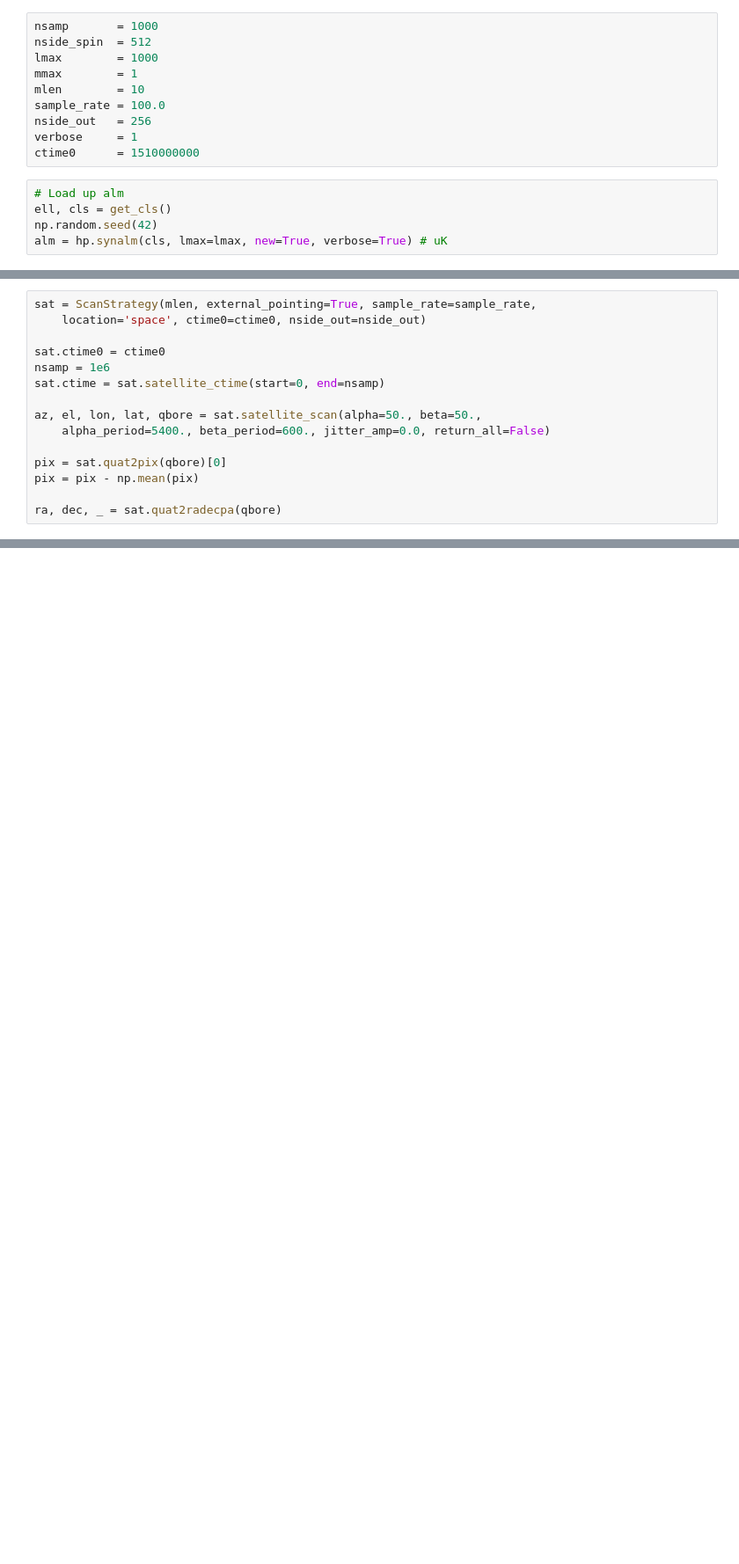
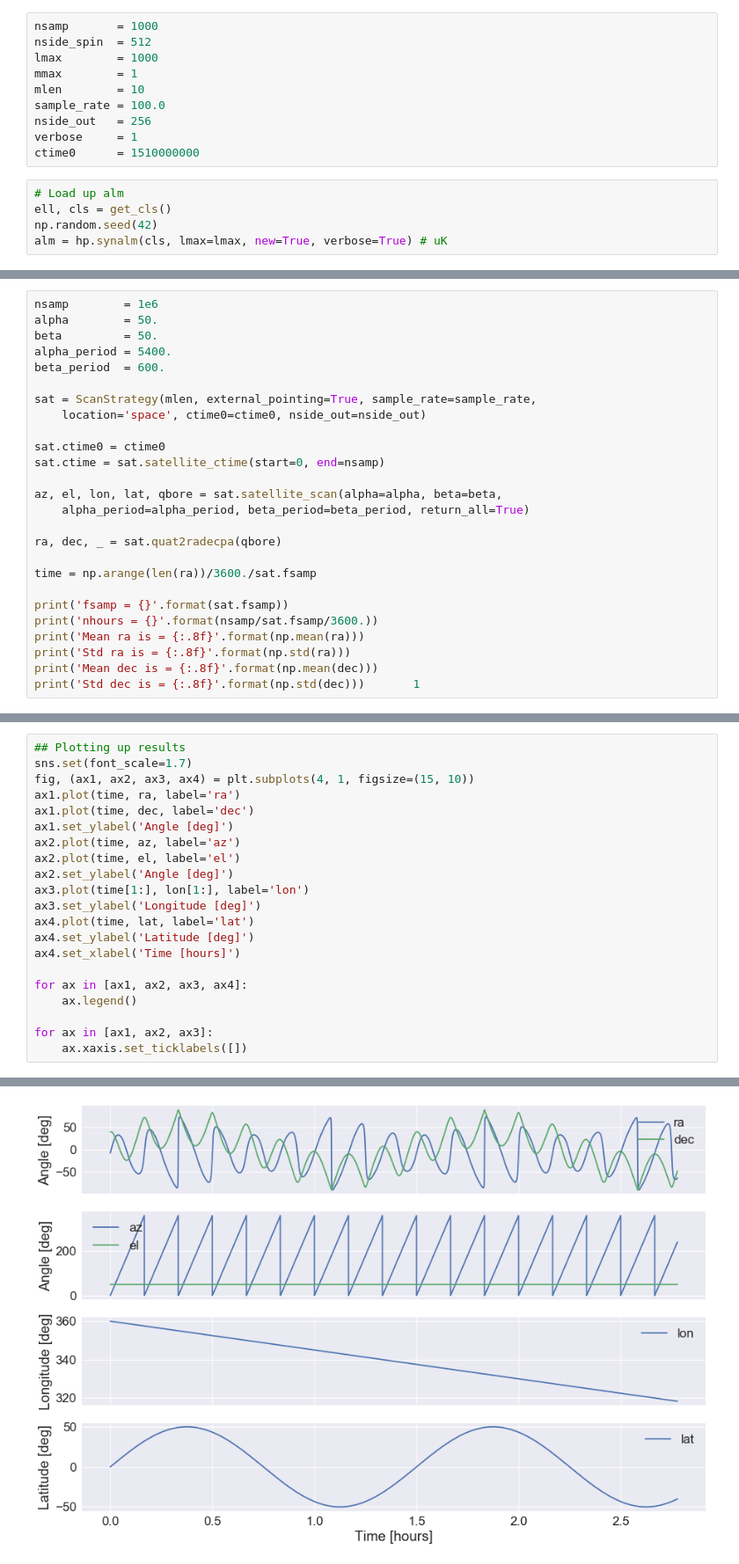
Before and after one commit to AdriJD/beamconv, a Jupyter notebook: notebooks/satellite_scan.ipynb, the cells around one changed output, grey strips where cells are left out. Shown at 88% size. Cells and saved outputs as stored; diff of their text form; blank space fills up the shorter version.

```diff
--- a/notebooks/satellite_scan.ipynb
+++ b/notebooks/satellite_scan.ipynb
@@ -31,15 +33,26 @@ alm = hp.synalm(cls, lmax=lmax, new=True, verbose=True) # uK
 # %%
+nsamp        = 1e6
+alpha        = 50.
+beta         = 50.
+alpha_period = 5400.
+beta_period  = 600.
+
 sat = ScanStrategy(mlen, external_pointing=True, sample_rate=sample_rate,
     location='space', ctime0=ctime0, nside_out=nside_out)
 
 sat.ctime0 = ctime0
-nsamp = 1e6
 sat.ctime = sat.satellite_ctime(start=0, end=nsamp)
 
-az, el, lon, lat, qbore = sat.satellite_scan(alpha=50., beta=50.,
-    alpha_period=5400., beta_period=600., jitter_amp=0.0, return_all=False)
-
-pix = sat.quat2pix(qbore)[0]
-pix = pix - np.mean(pix)
+az, el, lon, lat, qbore = sat.satellite_scan(alpha=alpha, beta=beta,
+    alpha_period=alpha_period, beta_period=beta_period, return_all=True)
 
 ra, dec, _ = sat.quat2radecpa(qbore)
+
+time = np.arange(len(ra))/3600./sat.fsamp
+
+print('fsamp = {}'.format(sat.fsamp))
+print('nhours = {}'.format(nsamp/sat.fsamp/3600.))
+print('Mean ra is = {:.8f}'.format(np.mean(ra)))
+print('Std ra is = {:.8f}'.format(np.std(ra)))
+print('Mean dec is = {:.8f}'.format(np.mean(dec)))
+print('Std dec is = {:.8f}'.format(np.std(dec)))       1
@@ -55,0 +62,22 @@ plt.plot()
+# %%
+## Plotting up results
+sns.set(font_scale=1.7)
+fig, (ax1, ax2, ax3, ax4) = plt.subplots(4, 1, figsize=(15, 10))
+ax1.plot(time, ra, label='ra')
+ax1.plot(time, dec, label='dec')
+ax1.set_ylabel('Angle [deg]')
+ax2.plot(time, az, label='az')
+ax2.plot(time, el, label='el')
+ax2.set_ylabel('Angle [deg]')
+ax3.plot(time[1:], lon[1:], label='lon')
+ax3.set_ylabel('Longitude [deg]')
+ax4.plot(time, lat, label='lat')
+ax4.set_ylabel('Latitude [deg]')
+ax4.set_xlabel('Time [hours]')
+
+for ax in [ax1, ax2, ax3, ax4]:
+    ax.legend()
+
+for ax in [ax1, ax2, ax3]:
+    ax.xaxis.set_ticklabels([])
+# %% [output]
@@ -56 +88,2 @@ plt.plot()
+[figure, added]
 # %%
```
Also changed, not shown: parts of 5 cells of this notebook, 1 other file.
